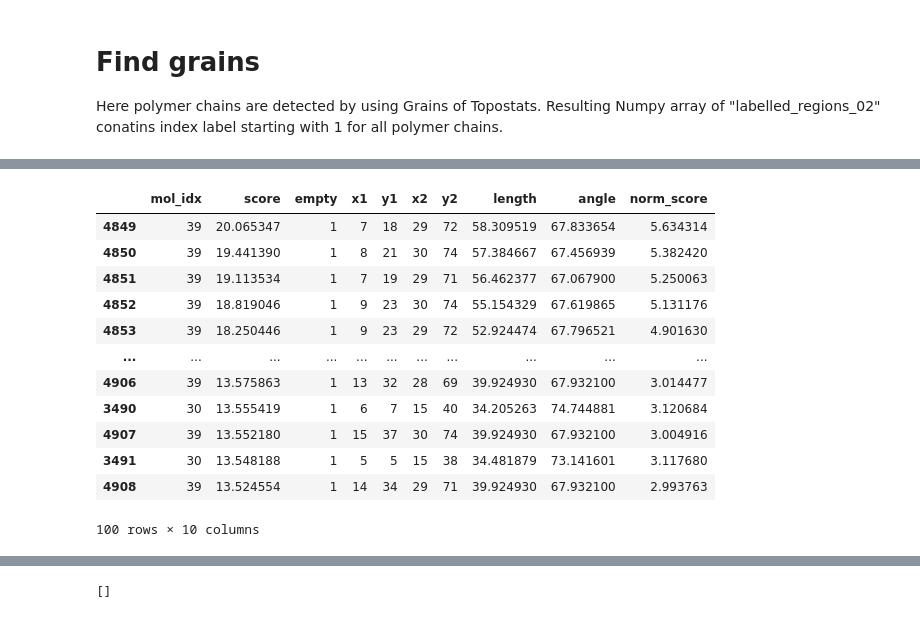
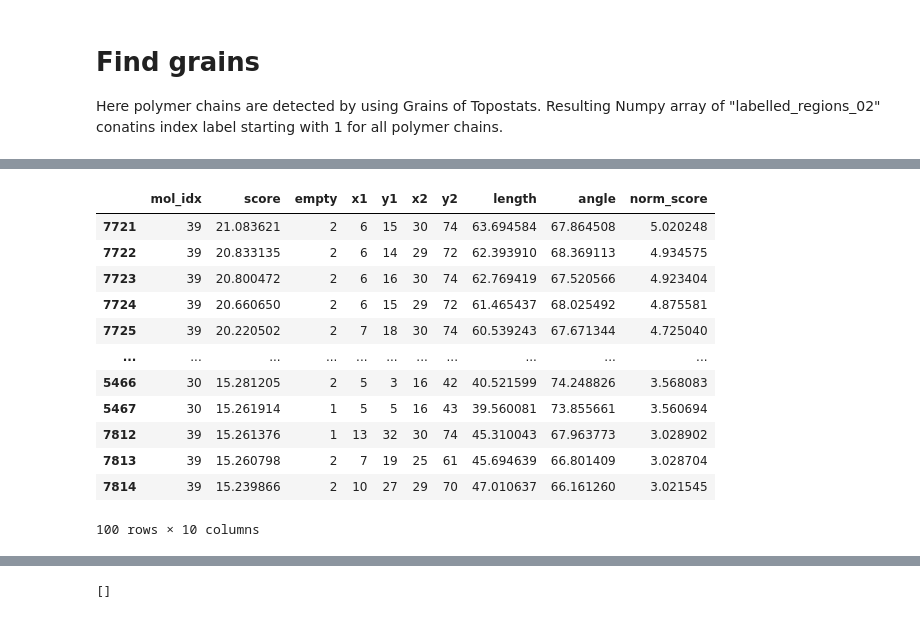
Before and after one commit to iobataya/line_detection, a Jupyter notebook: Find_linear_part_notebook.ipynb, the cells around one changed output, grey strips where cells are left out. Saved outputs shown, nothing was run; the diff lists cells and outputs as text; code cells hidden in the pictures.

```diff
--- a/Find_linear_part_notebook.ipynb
+++ b/Find_linear_part_notebook.ipynb
@@ -175,7 +171,7 @@ from linemol import Molecule, LineDetection, Line
 # %%
 labelled = grains.directions["above"]["labelled_regions_02"]
 source = filtered_image.images["gaussian_filtered"]
-config = {"min_len":10, "max_len":300,"allowed_empty":1}
+config = {"min_len":10, "max_len":200,"allowed_empty":2}
 
 ld = LineDetection(labelled, source, **config)
 # %%
@@ -224,17 +192,17 @@ print(ld.stat_df.sort_values("len_filtered", ascending=False))
 # %%
 # Result of line detection is in score_df
-ld.score_df.sort_values("score", ascending=False).head(100)
+ld.score_df.loc[ld.score_df["length"]>20].sort_values("score", ascending=False).head(100)
 # %% [output]
 |  | mol_idx | score | empty | x1 | y1 | x2 | y2 | length | angle | norm_score |
-| 4849 | 39 | 20.065347 | 1 | 7 | 18 | 29 | 72 | 58.309519 | 67.833654 | 5.634314 |
-| 4850 | 39 | 19.441390 | 1 | 8 | 21 | 30 | 74 | 57.384667 | 67.456939 | 5.382420 |
-| 4851 | 39 | 19.113534 | 1 | 7 | 19 | 29 | 71 | 56.462377 | 67.067900 | 5.250063 |
-| 4852 | 39 | 18.819046 | 1 | 9 | 23 | 30 | 74 | 55.154329 | 67.619865 | 5.131176 |
-| 4853 | 39 | 18.250446 | 1 | 9 | 23 | 29 | 72 | 52.924474 | 67.796521 | 4.901630 |
+| 7721 | 39 | 21.083621 | 2 | 6 | 15 | 30 | 74 | 63.694584 | 67.864508 | 5.020248 |
+| 7722 | 39 | 20.833135 | 2 | 6 | 14 | 29 | 72 | 62.393910 | 68.369113 | 4.934575 |
+| 7723 | 39 | 20.800472 | 2 | 6 | 16 | 30 | 74 | 62.769419 | 67.520566 | 4.923404 |
+| 7724 | 39 | 20.660650 | 2 | 6 | 15 | 29 | 72 | 61.465437 | 68.025492 | 4.875581 |
+| 7725 | 39 | 20.220502 | 2 | 7 | 18 | 30 | 74 | 60.539243 | 67.671344 | 4.725040 |
 | ... | ... | ... | ... | ... | ... | ... | ... | ... | ... | ... |
-| 4906 | 39 | 13.575863 | 1 | 13 | 32 | 28 | 69 | 39.924930 | 67.932100 | 3.014477 |
-| 3490 | 30 | 13.555419 | 1 | 6 | 7 | 15 | 40 | 34.205263 | 74.744881 | 3.120684 |
-| 4907 | 39 | 13.552180 | 1 | 15 | 37 | 30 | 74 | 39.924930 | 67.932100 | 3.004916 |
-| 3491 | 30 | 13.548188 | 1 | 5 | 5 | 15 | 38 | 34.481879 | 73.141601 | 3.117680 |
-| 4908 | 39 | 13.524554 | 1 | 14 | 34 | 29 | 71 | 39.924930 | 67.932100 | 2.993763 |
+| 5466 | 30 | 15.281205 | 2 | 5 | 3 | 16 | 42 | 40.521599 | 74.248826 | 3.568083 |
+| 5467 | 30 | 15.261914 | 1 | 5 | 5 | 16 | 43 | 39.560081 | 73.855661 | 3.560694 |
+| 7812 | 39 | 15.261376 | 1 | 13 | 32 | 30 | 74 | 45.310043 | 67.963773 | 3.028902 |
+| 7813 | 39 | 15.260798 | 2 | 7 | 19 | 25 | 61 | 45.694639 | 66.801409 | 3.028704 |
+| 7814 | 39 | 15.239866 | 2 | 10 | 27 | 29 | 70 | 47.010637 | 66.161260 | 3.021545 |
 100 rows × 10 columns
```
Also changed, not shown: parts of 43 cells of this notebook, 1 other file.
